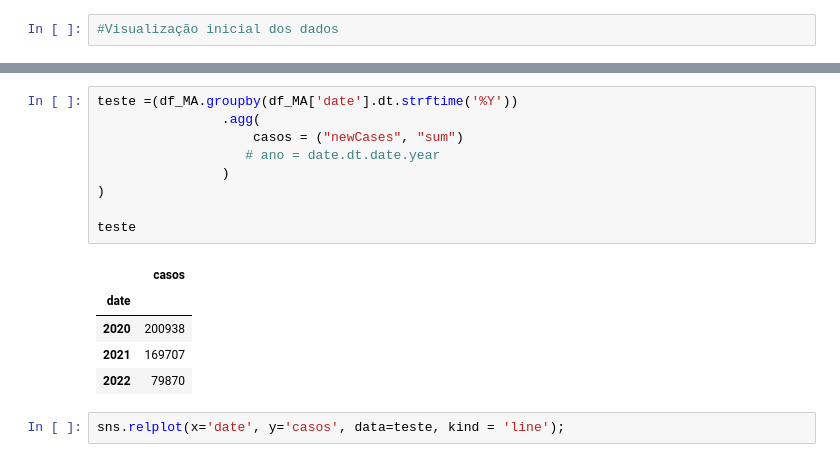
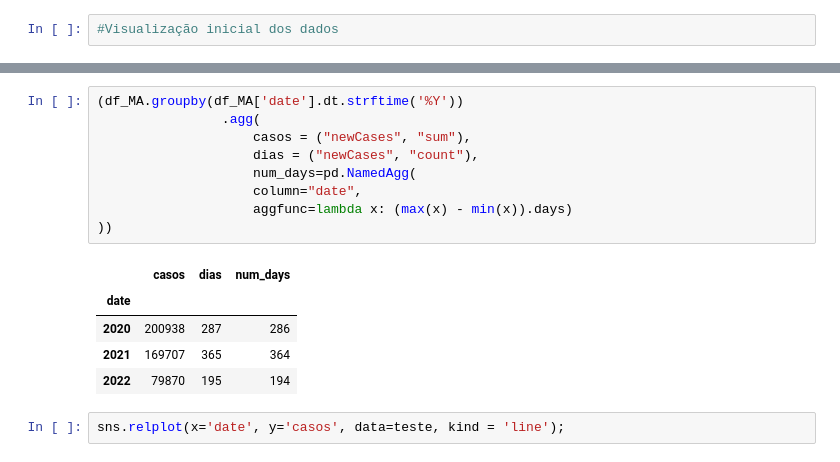
Before and after one commit to jamescp/python, a Jupyter notebook: AnaliseCovid.ipynb, the cells around one changed output, grey strips where cells are left out. Drawn from its saved outputs; the diff is of its cells as text.

```diff
--- a/AnaliseCovid.ipynb
+++ b/AnaliseCovid.ipynb
@@ -70,18 +51,18 @@ CasosMensais
 # %%
-teste =(df_MA.groupby(df_MA['date'].dt.strftime('%Y'))
+(df_MA.groupby(df_MA['date'].dt.strftime('%Y'))
                 .agg(
-                    casos = ("newCases", "sum")
-                   # ano = date.dt.date.year
-                )
-)
-
-teste
+                    casos = ("newCases", "sum"),
+                    dias = ("newCases", "count"),
+                    num_days=pd.NamedAgg(
+                    column="date",
+                    aggfunc=lambda x: (max(x) - min(x)).days)
+))
 # %% [output]
-|  | casos |
-| date |  |
-| 2020 | 200938 |
-| 2021 | 169707 |
-| 2022 | 79870 |
+|  | casos | dias | num_days |
+| date |  |  |  |
+| 2020 | 200938 | 287 | 286 |
+| 2021 | 169707 | 365 | 364 |
+| 2022 | 79870 | 195 | 194 |
 # %%
 sns.relplot(x='date', y='casos', data=teste, kind = 'line');
 # %% [output]
```
Also changed, not shown: parts of 3 cells of this notebook.
